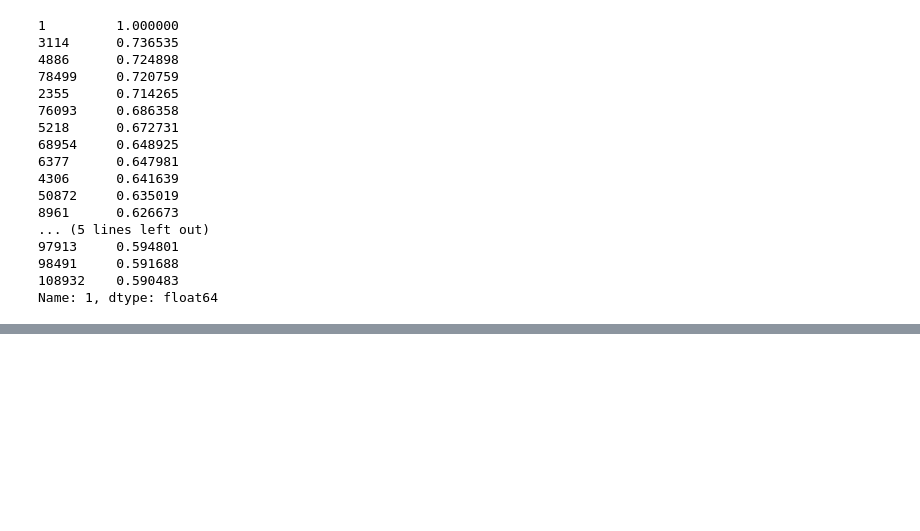
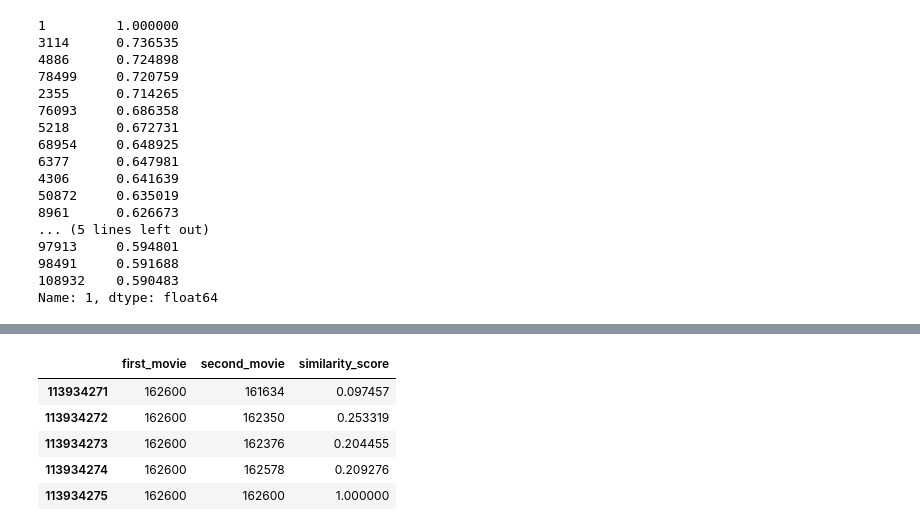
Before and after one commit to osama-haggag/movie-time, a Jupyter notebook: movie_time_investigation.ipynb, the cells around one changed output, grey strips where cells are left out. Drawn from its saved outputs; the diff is of its cells as text; code cells hidden in the pictures; blank space fills up the shorter version.

```diff
--- a/movie_time_investigation.ipynb
+++ b/movie_time_investigation.ipynb
@@ -259,0 +278,9 @@ dataset_with_tags[dataset_with_tags.movieId == 78499]
+# %%
+m2m_similarity_stacked.tail()
+# %% [output]
+|  | first_movie | second_movie | similarity_score |
+| 113934271 | 162600 | 161634 | 0.097457 |
+| 113934272 | 162600 | 162350 | 0.253319 |
+| 113934273 | 162600 | 162376 | 0.204455 |
+| 113934274 | 162600 | 162578 | 0.209276 |
+| 113934275 | 162600 | 162600 | 1.000000 |
```
Also changed, not shown: parts of 22 cells of this notebook.
